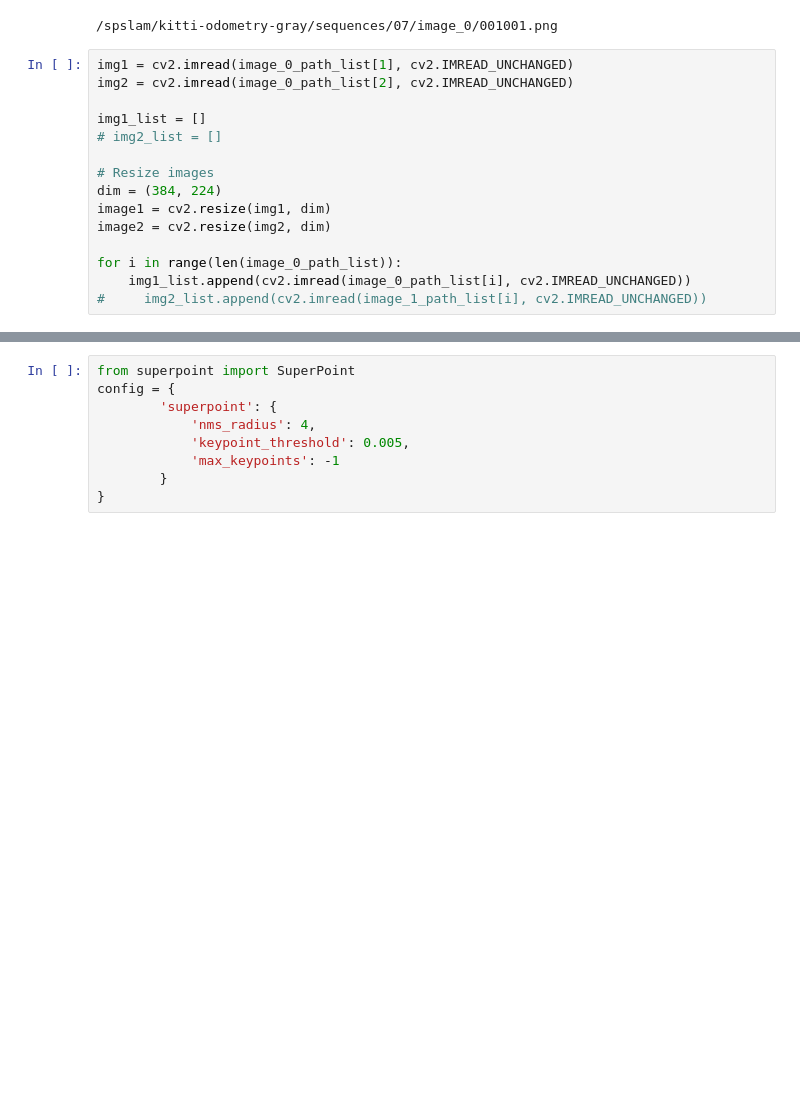
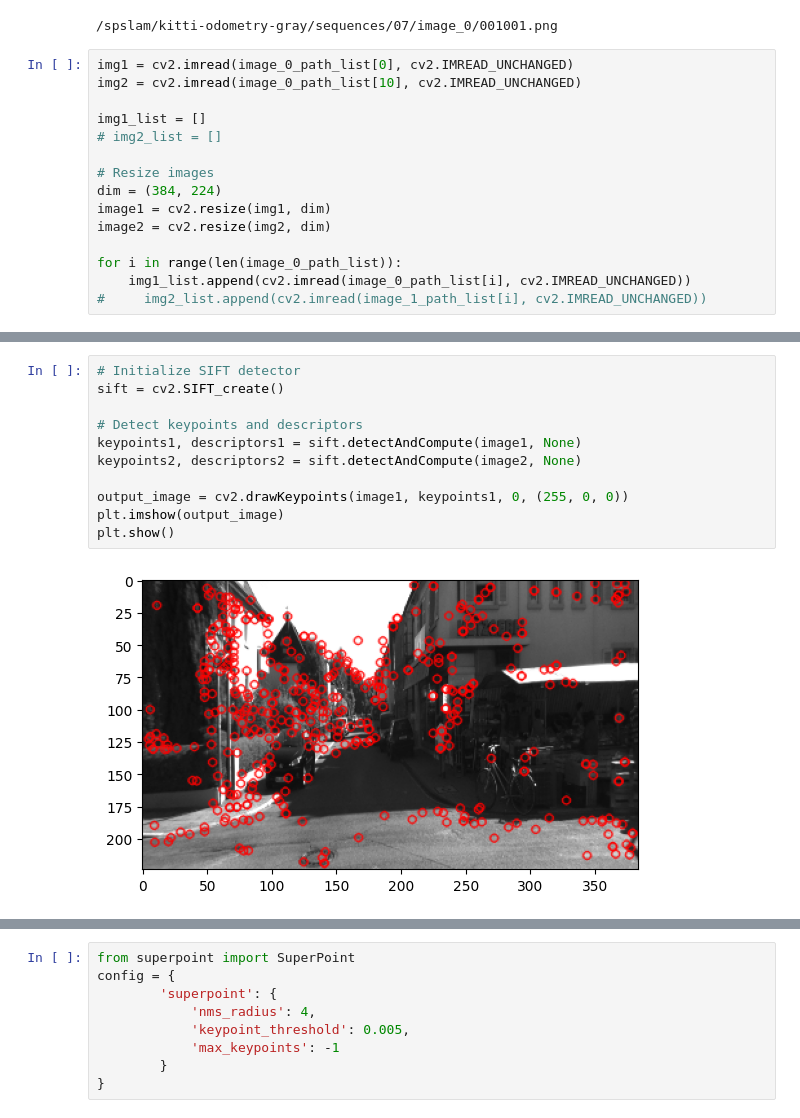
Before and after one commit to amit205/descriptor-epipolar, a Jupyter notebook: sp_epipolar-Copy1.ipynb, the cells around one changed output, grey strips where cells are left out. Cells and saved outputs as stored; diff of their text form; blank space fills up the shorter version.

```diff
--- a/sp_epipolar-Copy1.ipynb
+++ b/sp_epipolar-Copy1.ipynb
@@ -47,8 +47,8 @@ print(image_0_path_list[1001])
 # %% [output]
 /spslam/kitti-odometry-gray/sequences/07/image_0/001001.png
 # %%
-img1 = cv2.imread(image_0_path_list[1], cv2.IMREAD_UNCHANGED)
-img2 = cv2.imread(image_0_path_list[2], cv2.IMREAD_UNCHANGED)
+img1 = cv2.imread(image_0_path_list[0], cv2.IMREAD_UNCHANGED)
+img2 = cv2.imread(image_0_path_list[10], cv2.IMREAD_UNCHANGED)
 
 img1_list = []
 # img2_list = []
@@ -63,0 +194,13 @@ for i in range(len(image_0_path_list)):
+# %%
+# Initialize SIFT detector
+sift = cv2.SIFT_create()
+
+# Detect keypoints and descriptors
+keypoints1, descriptors1 = sift.detectAndCompute(image1, None)
+keypoints2, descriptors2 = sift.detectAndCompute(image2, None)
+
+output_image = cv2.drawKeypoints(image1, keypoints1, 0, (255, 0, 0))
+plt.imshow(output_image)
+plt.show()
+# %% [output]
+[figure, added]
```
Also changed, not shown: parts of 28 cells of this notebook, 1 other file.
